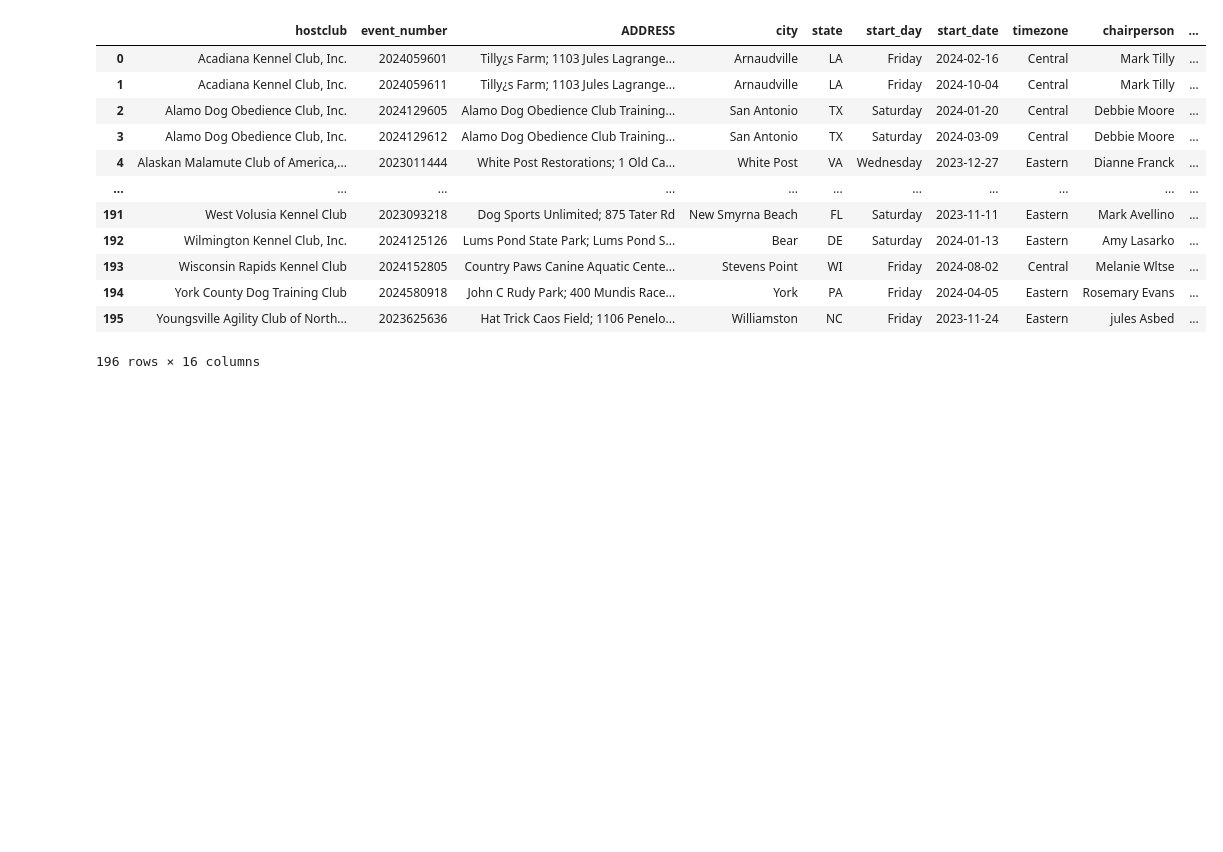
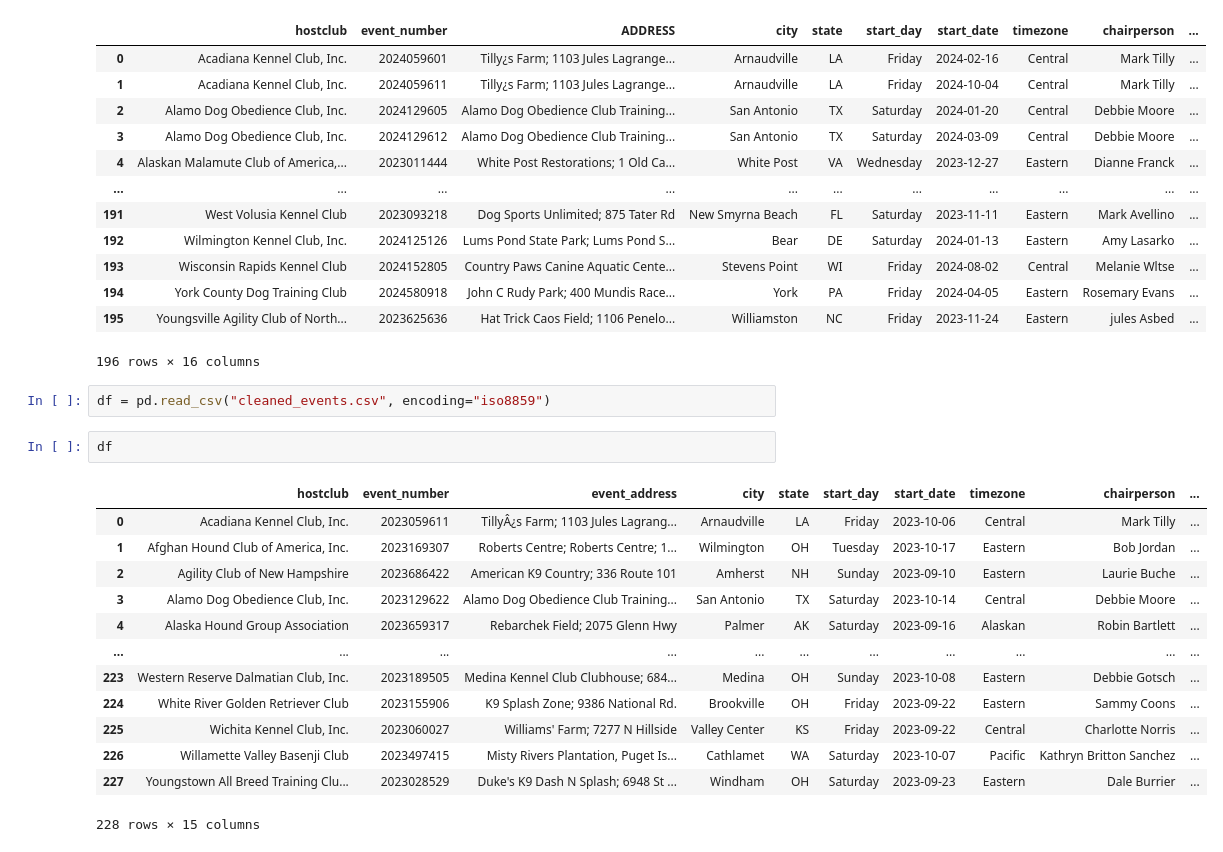
Before and after one commit to Pechi77/update_events_streamlit, a Jupyter notebook: Untitled.ipynb, the cells around one changed output. Drawn from its saved outputs; the diff is of its cells as text; blank space fills up the shorter version.

```diff
--- a/Untitled.ipynb
+++ b/Untitled.ipynb
@@ -471,3 +457,21 @@ df
 | 194 | York County Dog Training Club | 2024580918 | John C Rudy Park; 400 Mundis Race... | York | PA | Friday | 2024-04-05 | Eastern | Rosemary Evans | ... |
 | 195 | Youngsville Agility Club of North... | 2023625636 | Hat Trick Caos Field; 1106 Penelo... | Williamston | NC | Friday | 2023-11-24 | Eastern | jules Asbed | ... |
 196 rows × 16 columns
+# %%
+df = pd.read_csv("cleaned_events.csv", encoding="iso8859")
+# %%
+df
+# %% [output]
+|  | hostclub | event_number | event_address | city | state | start_day | start_date | timezone | chairperson | ... |
+| 0 | Acadiana Kennel Club, Inc. | 2023059611 | TillyÂ¿s Farm; 1103 Jules Lagrang... | Arnaudville | LA | Friday | 2023-10-06 | Central | Mark Tilly | ... |
+| 1 | Afghan Hound Club of America, Inc. | 2023169307 | Roberts Centre; Roberts Centre; 1... | Wilmington | OH | Tuesday | 2023-10-17 | Eastern | Bob Jordan | ... |
+| 2 | Agility Club of New Hampshire | 2023686422 | American K9 Country; 336 Route 101 | Amherst | NH | Sunday | 2023-09-10 | Eastern | Laurie Buche | ... |
+| 3 | Alamo Dog Obedience Club, Inc. | 2023129622 | Alamo Dog Obedience Club Training... | San Antonio | TX | Saturday | 2023-10-14 | Central | Debbie Moore | ... |
+| 4 | Alaska Hound Group Association | 2023659317 | Rebarchek Field; 2075 Glenn Hwy | Palmer | AK | Saturday | 2023-09-16 | Alaskan | Robin Bartlett | ... |
+| ... | ... | ... | ... | ... | ... | ... | ... | ... | ... | ... |
+| 223 | Western Reserve Dalmatian Club, Inc. | 2023189505 | Medina Kennel Club Clubhouse; 684... | Medina | OH | Sunday | 2023-10-08 | Eastern | Debbie Gotsch | ... |
+| 224 | White River Golden Retriever Club | 2023155906 | K9 Splash Zone; 9386 National Rd. | Brookville | OH | Friday | 2023-09-22 | Eastern | Sammy Coons | ... |
+| 225 | Wichita Kennel Club, Inc. | 2023060027 | Williams' Farm; 7277 N Hillside | Valley Center | KS | Friday | 2023-09-22 | Central | Charlotte Norris | ... |
+| 226 | Willamette Valley Basenji Club | 2023497415 | Misty Rivers Plantation, Puget Is... | Cathlamet | WA | Saturday | 2023-10-07 | Pacific | Kathryn Britton Sanchez | ... |
+| 227 | Youngstown All Breed Training Clu... | 2023028529 | Duke's K9 Dash N Splash; 6948 St ... | Windham | OH | Saturday | 2023-09-23 | Eastern | Dale Burrier | ... |
+228 rows × 15 columns
```
Also changed, not shown: parts of 8 cells of this notebook, 3 other files.
